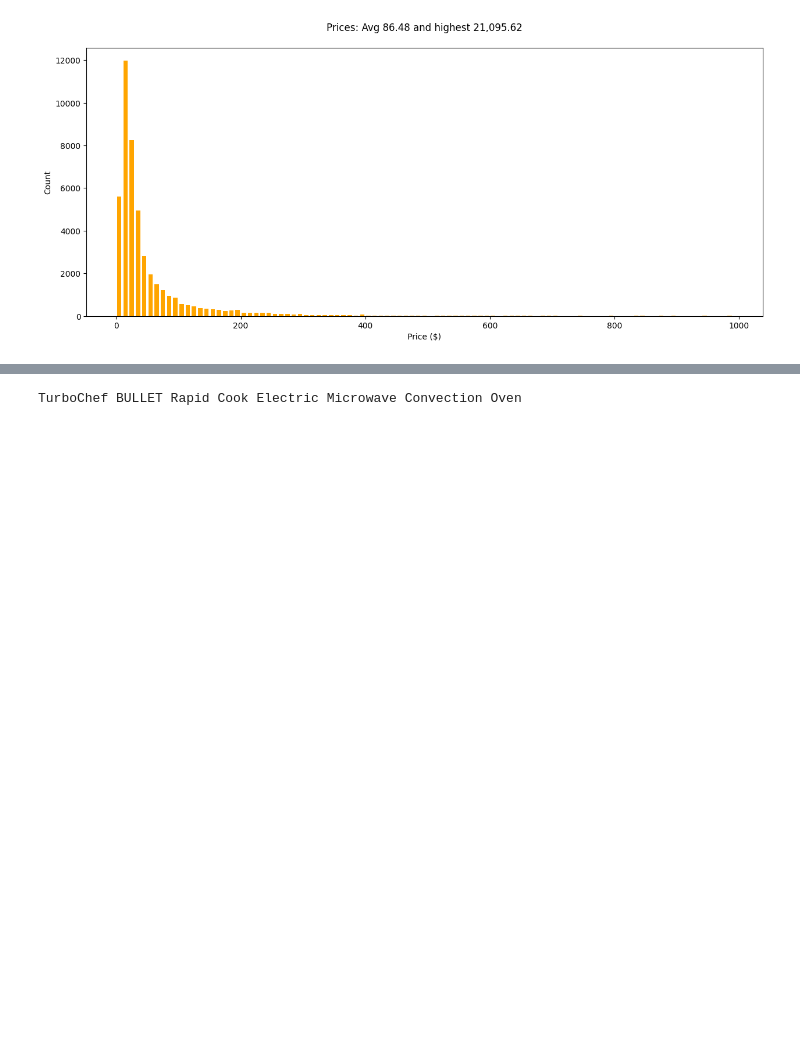
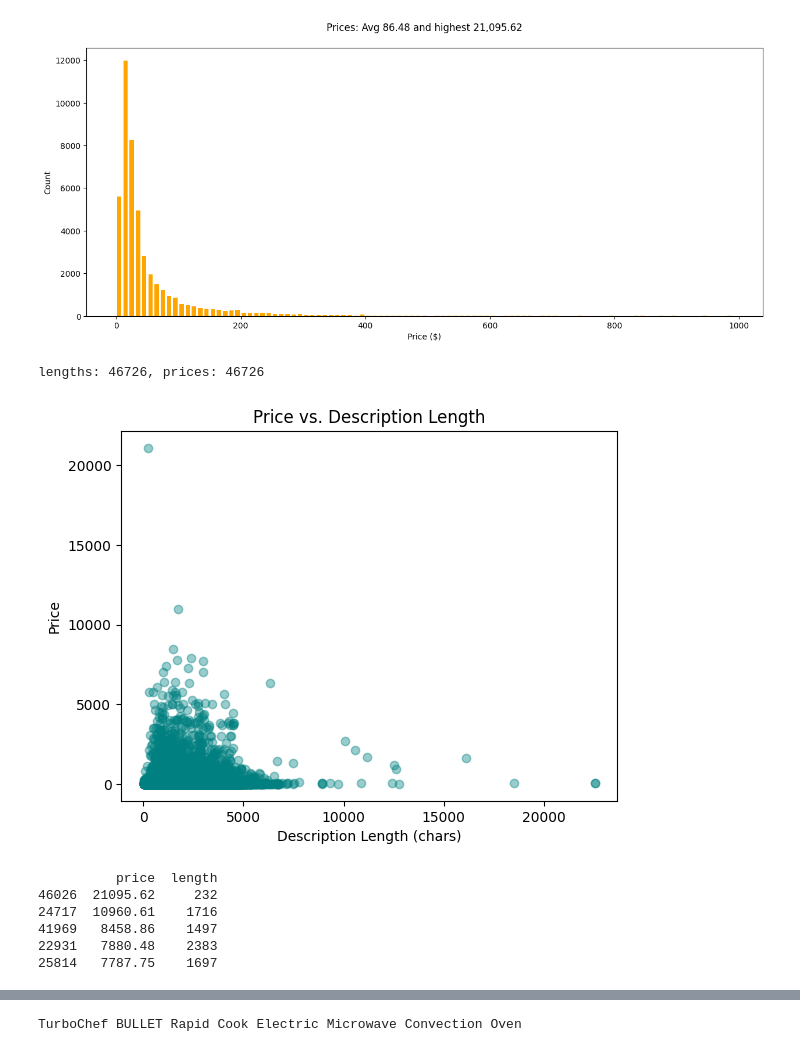
Before and after one commit to christseng89/llm_engineering, a Jupyter notebook: week6/day1.ipynb, the cells around one changed output, grey strips where cells are left out. Cells and saved outputs as stored; diff of their text form; code cells hidden in the pictures; blank space fills up the shorter version.

```diff
--- a/week6/day1.ipynb
+++ b/week6/day1.ipynb
@@ -117,15 +117,22 @@ There are 46,726 with prices which is 49.5%
 
 prices = []
 lengths = []
+
 for datapoint in dataset:
     try:
         price = float(datapoint["price"])
         if price > 0:
-            prices.append(price)
-            contents = datapoint["title"] + str(datapoint["description"]) + str(datapoint["features"]) + str(datapoint["details"])
+            # 組合內容時加上容錯機制
+            title = datapoint.get("title", "")
+            description = str(datapoint.get("description", ""))
+            features = str(datapoint.get("features", ""))
+            details = str(datapoint.get("details", ""))
+
+            contents = title + description + features + details
             lengths.append(len(contents))
-    except ValueError as e:
-        pass
+            prices.append(price)  # ✅ 放在最後，確保只有當長度成功時才記錄價格
+    except Exception:
+        continue
 # %%
 # Plot the distribution of lengths
 
@@ -148,3 +155,26 @@ plt.hist(prices, rwidth=0.7, color="orange", bins=range(0, 1000, 10))
 plt.show()
 # %% [output]
 [figure]
+# %%
+print(f"lengths: {len(lengths)}, prices: {len(prices)}")
+
+plt.scatter(lengths, prices, alpha=0.4, color='teal')
+plt.xlabel("Description Length (chars)")
+plt.ylabel("Price")
+plt.title("Price vs. Description Length")
+plt.show()
+# %% [output]
+lengths: 46726, prices: 46726
+[figure, added]
+# %%
+import pandas as pd
+
+df = pd.DataFrame({'price': prices, 'length': lengths})
+print(df.sort_values(by='price', ascending=False).head())
+# %% [output]
+          price  length
+46026  21095.62     232
+24717  10960.61    1716
+41969   8458.86    1497
+22931   7880.48    2383
+25814   7787.75    1697
```
Also changed, not shown: parts of 5 cells of this notebook, 2 other files.
